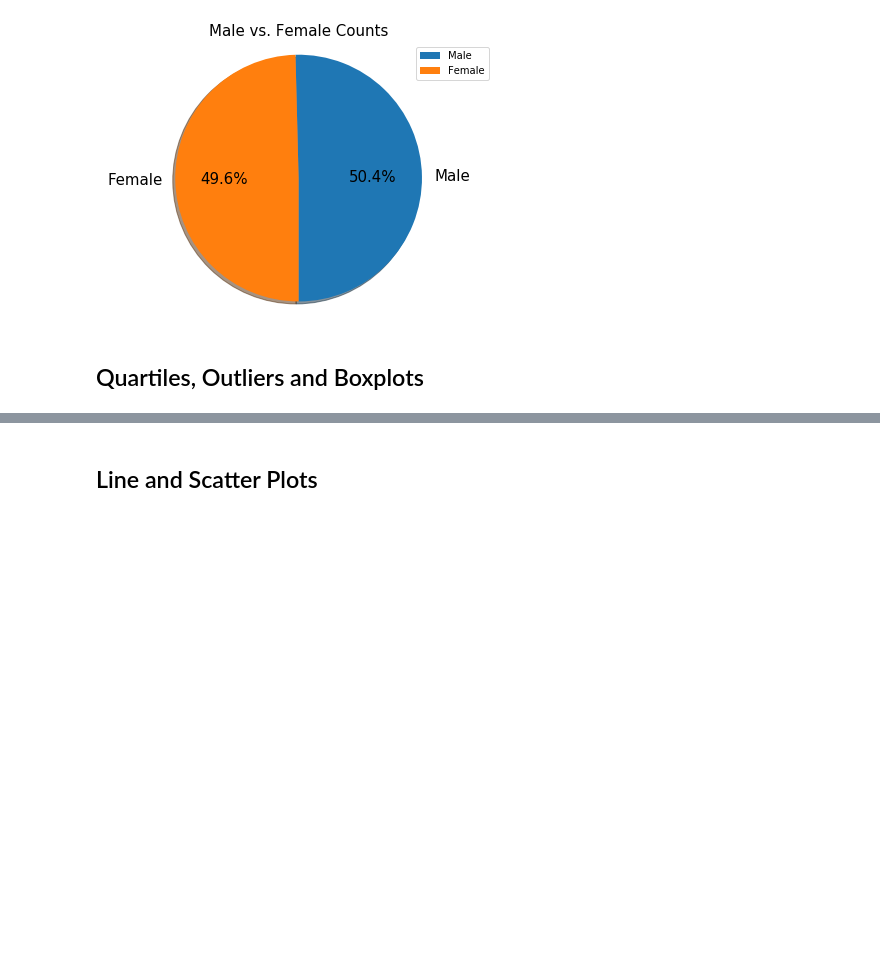
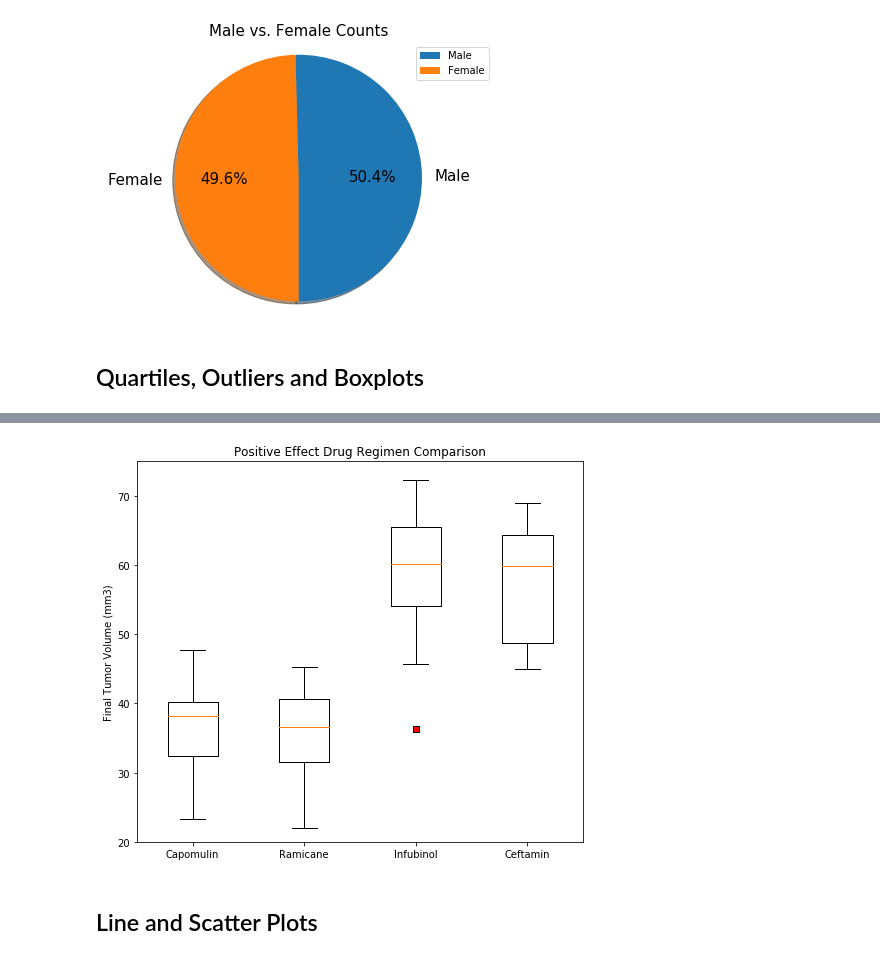
Before and after one commit to JacobTrevithick/matplotlib-challenge, a Jupyter notebook: Pymaceuticals/pymaceuticals_starter.ipynb, the cells around one changed output, grey strips where cells are left out. Cells and saved outputs as stored; diff of their text form; code cells hidden in the pictures; blank space fills up the shorter version.

```diff
--- a/Pymaceuticals/pymaceuticals_starter.ipynb
+++ b/Pymaceuticals/pymaceuticals_starter.ipynb
@@ -293,2 +315,24 @@ array([ 0,  5, 10, 15, 20, 25, 30, 35, 40, 45])
+# %%
+# Generate a box plot of the final tumor volume of each mouse across four regimens of interest
+# fig, axes = plt.subplots(1,4, figsize = (20,5))
+data = []
+for i in range(4):
+
+    tumor_vol_data = positive_regimens_df[positive_regimens_df['Drug Regimen']==drug_regimens[i]]['Final Tumor Volume (mm3)']
+    data.append(tumor_vol_data)
+
+
+fig, ax = plt.subplots(1,1, figsize = (8,7))
+
+red_square = dict(markerfacecolor = 'red', marker='s')
+
+ax.boxplot(data, labels=drug_regimens, flierprops=red_square)
+ax.set_ylim(20, 75)
+ax.set_ylabel('Final Tumor Volume (mm3)')
+ax.set_title('Positive Effect Drug Regimen Comparison')
+
+plt.show()
+# %% [output]
+[figure, added]
 # %% [markdown]
 ## Line and Scatter Plots
```
Also changed, not shown: parts of 12 cells of this notebook.
